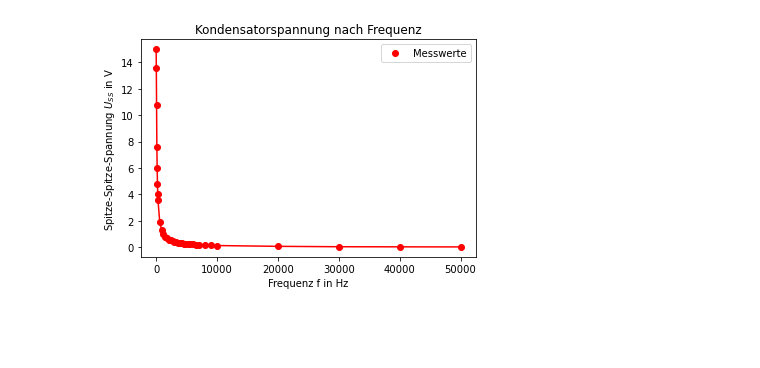
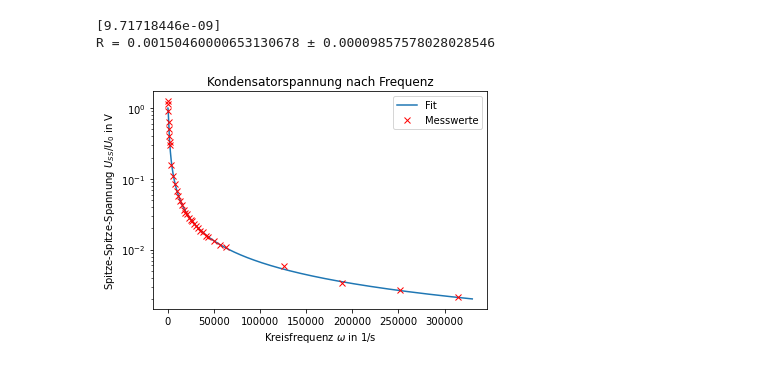
Before and after one commit to JackDO1998/Praktikum, a Jupyter notebook: Relaxationsverhalten/relaxationsverhalten.ipynb, the cells around one changed output. Drawn from its saved outputs; the diff is of its cells as text; code cells hidden in the pictures; blank space fills up the shorter version.

```diff
--- a/Relaxationsverhalten/relaxationsverhalten.ipynb
+++ b/Relaxationsverhalten/relaxationsverhalten.ipynb
@@ -19,12 +50,35 @@ plt.savefig('aufladevorgang.pdf')
 # %%
 f1r=np.genfromtxt('spannungfrequenz.dat', usecols=(0))
 USS1r=np.genfromtxt('spannungfrequenz.dat', usecols=(1))
-plt.plot(f1r,USS1r,'ro',label='Messwerte')
-plt.plot(f1r,USS1r,'r-')
+U0=12
+USS1=USS1r/(U0)
+omega1=2*const.pi*f1r
+#Fit
+
+def A(omega1,R):
+   return (1/(np.sqrt(1+(omega1**2*R**2))))
+
+a=np.linspace(0,330000,33000)
+params, covariance_matrix = curve_fit(A,  omega1,USS1,p0=(0.1),bounds=(0, 100))
+print(np.diag(covariance_matrix))
+uncertainties = np.sqrt(np.diag(covariance_matrix))
+
+for name, value, uncertainty in zip('R', params, uncertainties):
+   print(f'{name} = {value:8.20f} ± {uncertainty:.20f}')
+#Plot
+
+
+#plt.plot(omega1,USS1,'r-')
+plt.plot(a, A(a, *params ),label='Fit')
+plt.plot(omega1,USS1,'rx',label='Messwerte')
+plt.yscale('log')
+#plt.xscale('log')
 plt.title('Kondensatorspannung nach Frequenz')
-plt.xlabel('Frequenz f in Hz')
-plt.ylabel('Spitze-Spitze-Spannung $U_{SS}$ in V')
+plt.xlabel('Kreisfrequenz $\omega$ in 1/s')
+plt.ylabel('Spitze-Spitze-Spannung $U_{SS}/U_{0}$ in V')
 plt.legend(loc='best')
 plt.savefig('Kondensatorspannung.pdf')
 # %% [output]
+[9.71718446e-09]
+R = 0.00150460000653130678 ± 0.00009857578028028546
-[figure, old version]
+[figure, new version]
```
Also changed, not shown: parts of 5 cells of this notebook, 29 other files.
